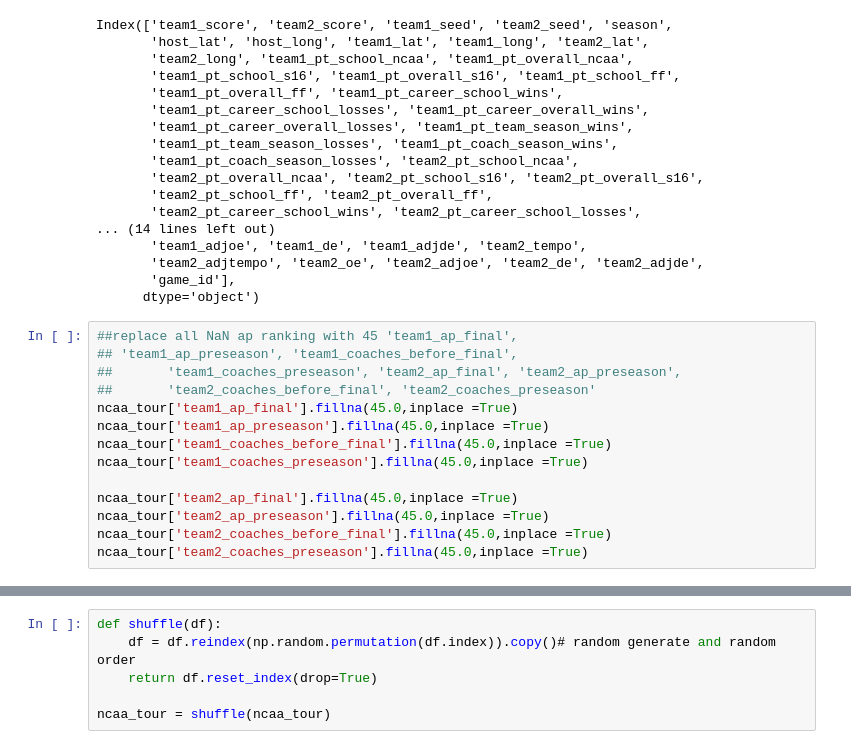
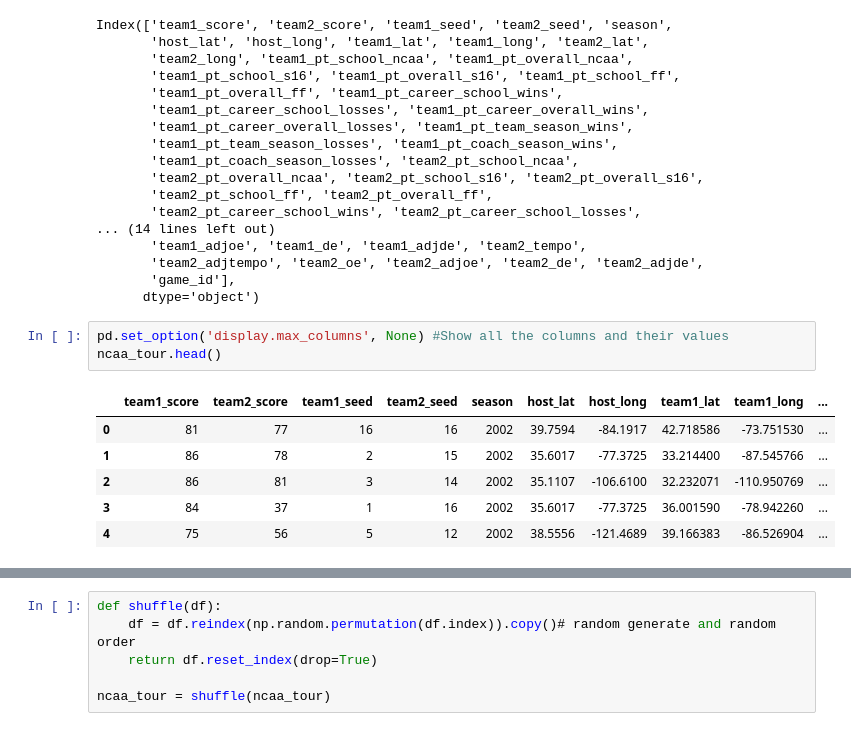
Before and after one commit to katiecao1/march-madness-bracket-prediction, a Jupyter notebook: Code.ipynb, the cells around one changed output, grey strips where cells are left out. Saved outputs shown, nothing was run; the diff lists cells and outputs as text.

```diff
--- a/Code.ipynb
+++ b/Code.ipynb
@@ -56,17 +84,13 @@ Index(['team1_score', 'team2_score', 'team1_seed', 'team2_seed', 'season',
        'team2_adjtempo', 'team2_oe', 'team2_adjoe', 'team2_de', 'team2_adjde',
        'game_id'],
       dtype='object')
-# %%
-##replace all NaN ap ranking with 45 'team1_ap_final',
-## 'team1_ap_preseason', 'team1_coaches_before_final',
-##       'team1_coaches_preseason', 'team2_ap_final', 'team2_ap_preseason',
-##       'team2_coaches_before_final', 'team2_coaches_preseason'
-ncaa_tour['team1_ap_final'].fillna(45.0,inplace =True)
-ncaa_tour['team1_ap_preseason'].fillna(45.0,inplace =True)
-ncaa_tour['team1_coaches_before_final'].fillna(45.0,inplace =True)
-ncaa_tour['team1_coaches_preseason'].fillna(45.0,inplace =True)
-
-ncaa_tour['team2_ap_final'].fillna(45.0,inplace =True)
-ncaa_tour['team2_ap_preseason'].fillna(45.0,inplace =True)
-ncaa_tour['team2_coaches_before_final'].fillna(45.0,inplace =True)
-ncaa_tour['team2_coaches_preseason'].fillna(45.0,inplace =True)
+# %%
+pd.set_option('display.max_columns', None) #Show all the columns and their values
+ncaa_tour.head()
+# %% [output]
+|  | team1_score | team2_score | team1_seed | team2_seed | season | host_lat | host_long | team1_lat | team1_long | ... |
+| 0 | 81 | 77 | 16 | 16 | 2002 | 39.7594 | -84.1917 | 42.718586 | -73.751530 | ... |
+| 1 | 86 | 78 | 2 | 15 | 2002 | 35.6017 | -77.3725 | 33.214400 | -87.545766 | ... |
+| 2 | 86 | 81 | 3 | 14 | 2002 | 35.1107 | -106.6100 | 32.232071 | -110.950769 | ... |
+| 3 | 84 | 37 | 1 | 16 | 2002 | 35.6017 | -77.3725 | 36.001590 | -78.942260 | ... |
+| 4 | 75 | 56 | 5 | 12 | 2002 | 38.5556 | -121.4689 | 39.166383 | -86.526904 | ... |
```
Also changed, not shown: parts of 74 cells of this notebook.
